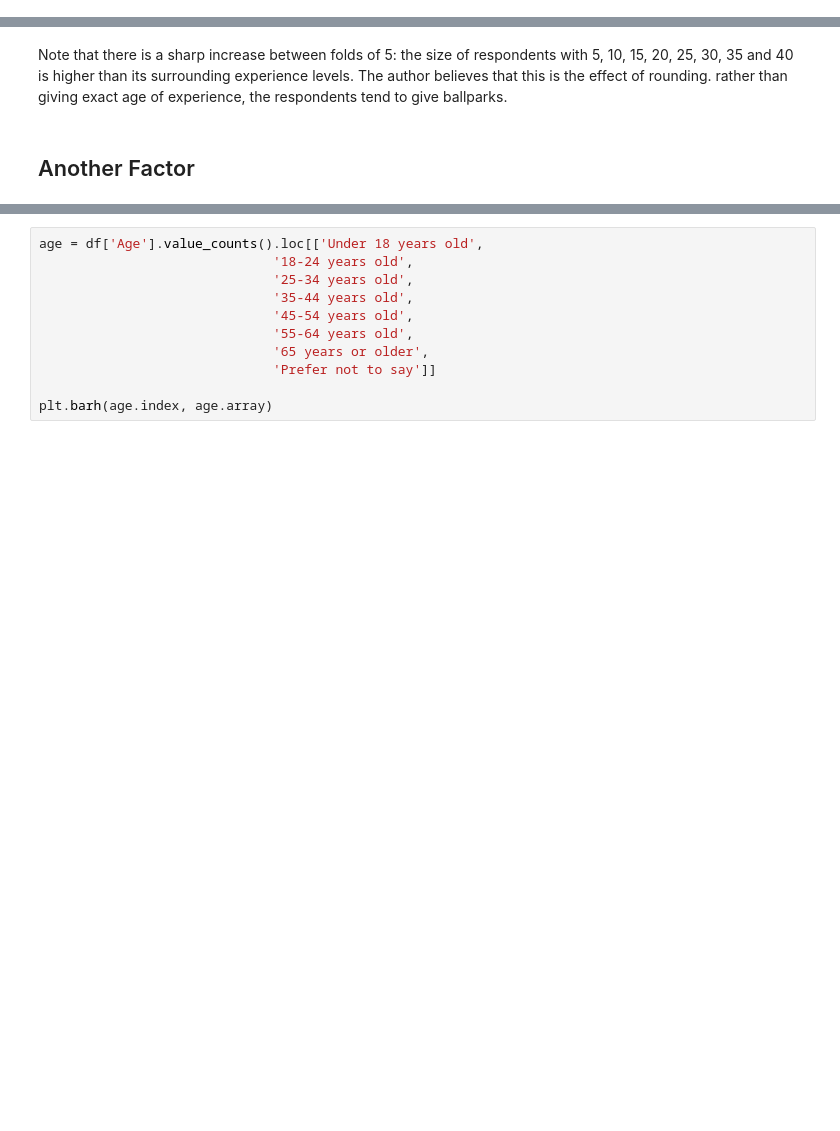
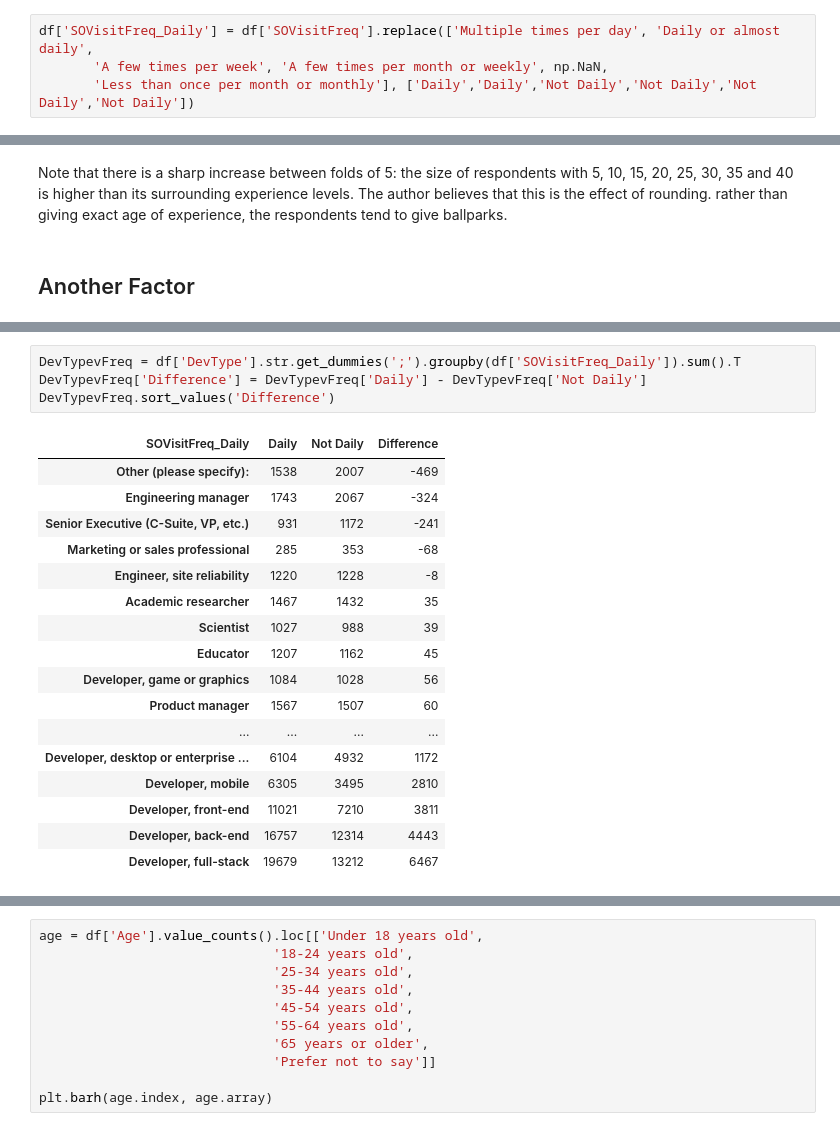
Before and after one commit to sknrendra/2021-stackoverflow-developer-survey-analysis, a Jupyter notebook: stackoverflow_most_often_visitor.ipynb, the cells around one changed output, grey strips where cells are left out. Cells and saved outputs as stored; diff of their text form; blank space fills up the shorter version.

Commit message:
v0.7.9
An analysis for multiple-answer questions has been added

```diff
--- a/stackoverflow_most_often_visitor.ipynb
+++ b/stackoverflow_most_often_visitor.ipynb
@@ -56,3 +36,7 @@ df_questions
+# %%
+df['SOVisitFreq_Daily'] = df['SOVisitFreq'].replace(['Multiple times per day', 'Daily or almost daily',
+       'A few times per week', 'A few times per month or weekly', np.NaN,
+       'Less than once per month or monthly'], ['Daily','Daily','Not Daily','Not Daily','Not Daily','Not Daily'])
 # %% [markdown]
 let's find who visits stack overflow more often maybe by demographics, skills? education? favourite techs if justified?
 # %%
@@ -385,0 +358,22 @@ dtype: int64
+# %%
+DevTypevFreq = df['DevType'].str.get_dummies(';').groupby(df['SOVisitFreq_Daily']).sum().T
+DevTypevFreq['Difference'] = DevTypevFreq['Daily'] - DevTypevFreq['Not Daily']
+DevTypevFreq.sort_values('Difference')
+# %% [output]
+| SOVisitFreq_Daily | Daily | Not Daily | Difference |
+| Other (please specify): | 1538 | 2007 | -469 |
+| Engineering manager | 1743 | 2067 | -324 |
+| Senior Executive (C-Suite, VP, etc.) | 931 | 1172 | -241 |
+| Marketing or sales professional | 285 | 353 | -68 |
+| Engineer, site reliability | 1220 | 1228 | -8 |
+| Academic researcher | 1467 | 1432 | 35 |
+| Scientist | 1027 | 988 | 39 |
+| Educator | 1207 | 1162 | 45 |
+| Developer, game or graphics | 1084 | 1028 | 56 |
+| Product manager | 1567 | 1507 | 60 |
+| ... | ... | ... | ... |
+| Developer, desktop or enterprise ... | 6104 | 4932 | 1172 |
+| Developer, mobile | 6305 | 3495 | 2810 |
+| Developer, front-end | 11021 | 7210 | 3811 |
+| Developer, back-end | 16757 | 12314 | 4443 |
+| Developer, full-stack | 19679 | 13212 | 6467 |
```
Also changed, not shown: parts of 8 cells of this notebook.
